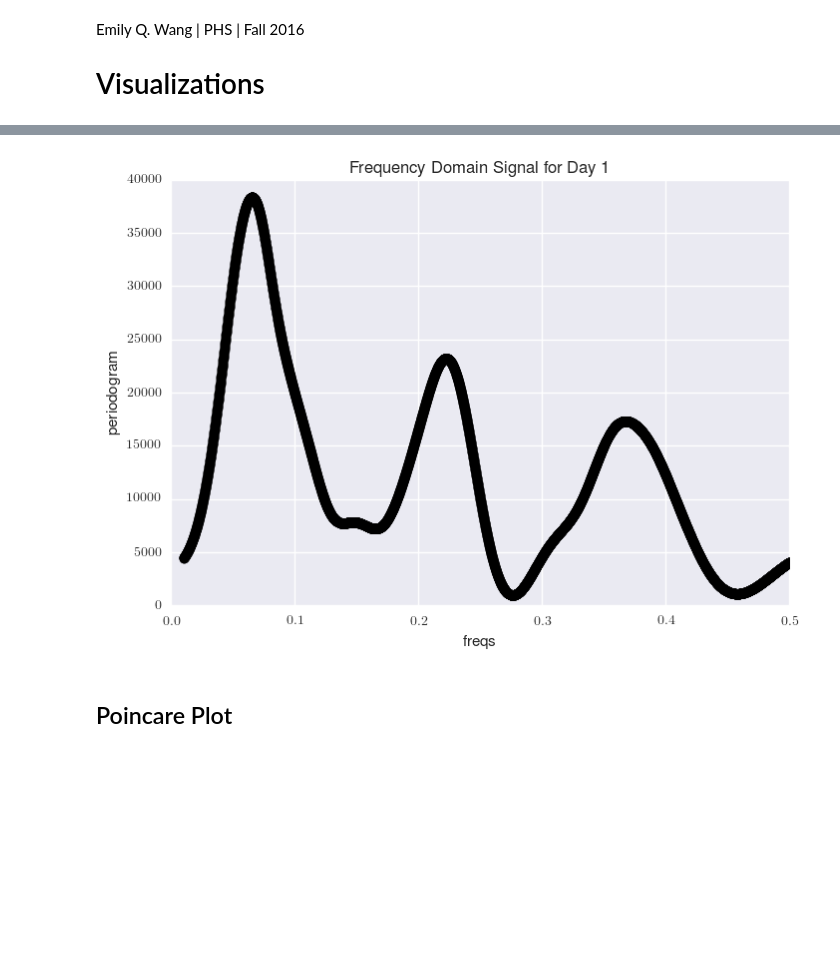
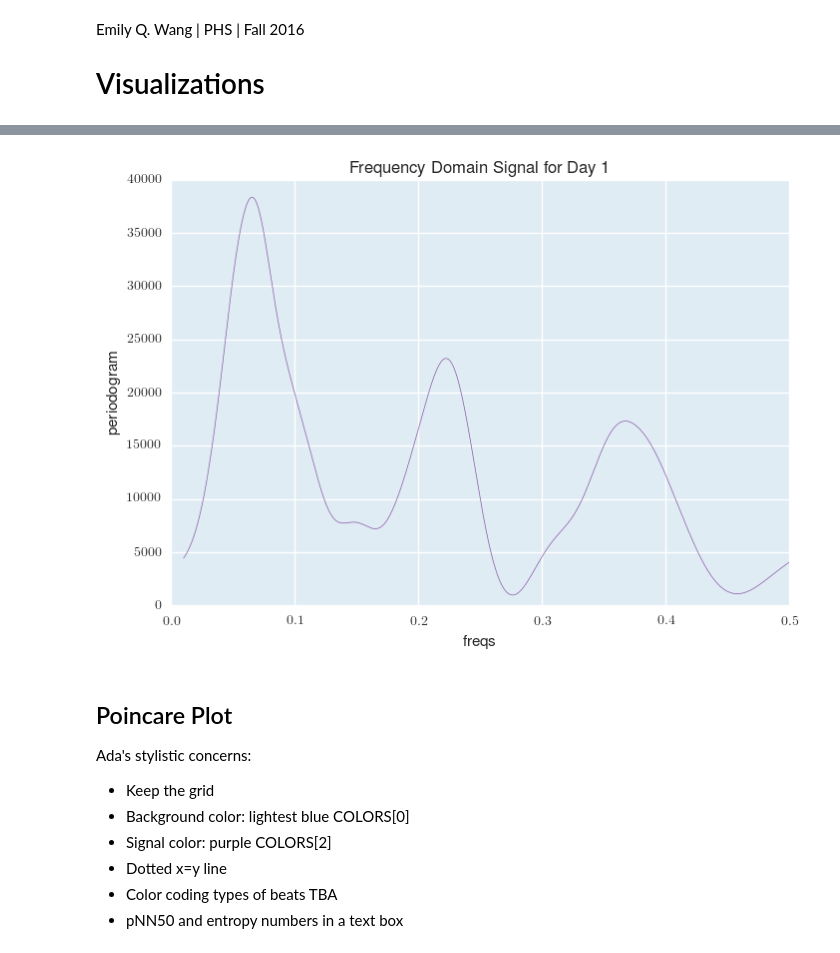
Before and after one commit to terrrychan/PHS-Project, a Jupyter notebook: Visualizations.ipynb, the cells around one changed output, grey strips where cells are left out. Saved outputs shown, nothing was run; the diff lists cells and outputs as text; code cells hidden in the pictures; blank space fills up the shorter version.

```diff
--- a/Visualizations.ipynb
+++ b/Visualizations.ipynb
@@ -23,6 +26,14 @@ rc('text', usetex=True)
 COLORS = ['#e0ecf4', # light gray-blue
           '#9ebcda', # darker gray-blue
           '#8856a7'] # purple
+
+BGCOLOR = COLORS[0]
+LINEALPHA = 1.0
+LINECOLOR = COLORS[2]
+LINEWIDTH = 0.5
+
+POINCAREALPHA = 0.25
+POINCARECOLOR = COLORS[2]
 # %%
 data = pd.read_csv('day1_v2transpose.csv')
 display(data.head())
@@ -54,18 +82,32 @@ plt.show()
 # %%
 plt.plot(data['freqs'],
          data['periodogram'],
-         "o", alpha=0.5, color='k', label="HR")
+         '-', alpha=LINEALPHA, color=LINECOLOR, linewidth=LINEWIDTH)
+
+lf = data['low_power'][0]
+hf = data['high_power'][0]
+
+axes = plt.gca()
+axes.set_axis_bgcolor(BGCOLOR)
 
 plt.xlabel("freqs")
 plt.ylabel("periodogram")
 plt.title("Frequency Domain Signal for Day 1")
 
 plt.savefig('day1_FrequencyDomainSignal.png', format='png')
 plt.show()
 # %% [output]
-[figure, old version]
+[figure, new version]
-# %% [markdown]
-## Poincare Plot
+# %% [markdown]
+## Poincare Plot
+
+Ada's stylistic concerns:
+- Keep the grid
+- Background color: lightest blue COLORS[0]
+- Signal color: purple COLORS[2]
+- Dotted x=y line
+- Color coding types of beats TBA
+- pNN50 and entropy numbers in a text box
 # %%
 plt.plot(data['RRi'],
          data['RRii'],
```
Also changed, not shown: parts of 10 cells of this notebook, 3 other files.
